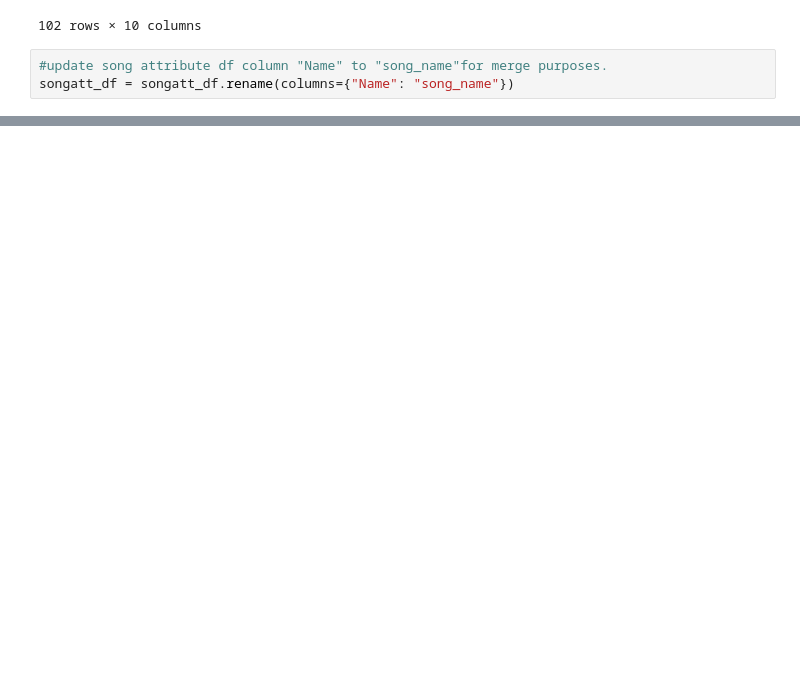
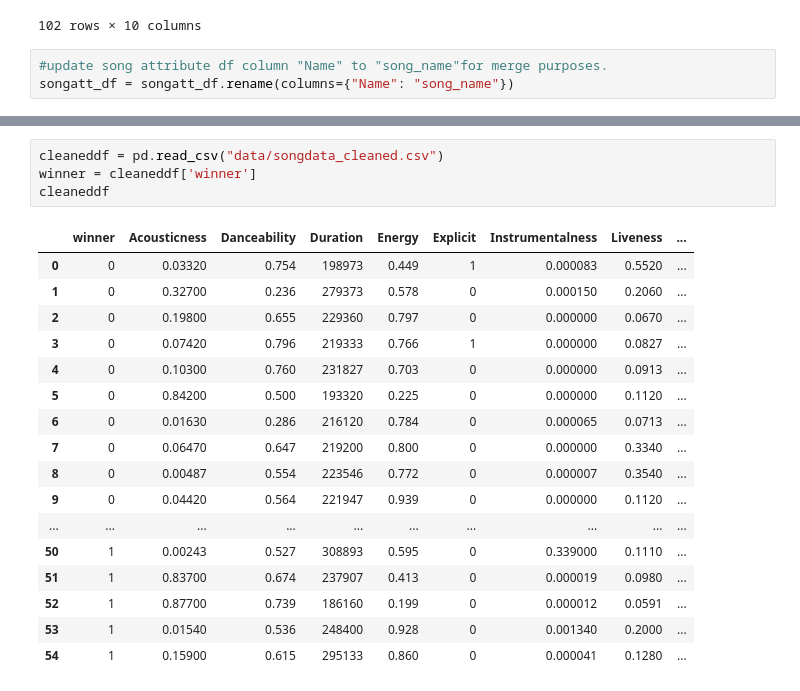
Before and after one commit to BenjaminRathke/team_KaRiBe, a Jupyter notebook: Resources/cleantransformdata.ipynb, the cells around one changed output, grey strips where cells are left out. Drawn from its saved outputs; the diff is of its cells as text; blank space fills up the shorter version.

```diff
--- a/Resources/cleantransformdata.ipynb
+++ b/Resources/cleantransformdata.ipynb
@@ -166,0 +136,22 @@ songdatacleaned_df
+# %%
+cleaneddf = pd.read_csv("data/songdata_cleaned.csv")
+winner = cleaneddf['winner']
+cleaneddf
+# %% [output]
+|  | winner | Acousticness | Danceability | Duration | Energy | Explicit | Instrumentalness | Liveness | ... |
+| 0 | 0 | 0.03320 | 0.754 | 198973 | 0.449 | 1 | 0.000083 | 0.5520 | ... |
+| 1 | 0 | 0.32700 | 0.236 | 279373 | 0.578 | 0 | 0.000150 | 0.2060 | ... |
+| 2 | 0 | 0.19800 | 0.655 | 229360 | 0.797 | 0 | 0.000000 | 0.0670 | ... |
+| 3 | 0 | 0.07420 | 0.796 | 219333 | 0.766 | 1 | 0.000000 | 0.0827 | ... |
+| 4 | 0 | 0.10300 | 0.760 | 231827 | 0.703 | 0 | 0.000000 | 0.0913 | ... |
+| 5 | 0 | 0.84200 | 0.500 | 193320 | 0.225 | 0 | 0.000000 | 0.1120 | ... |
+| 6 | 0 | 0.01630 | 0.286 | 216120 | 0.784 | 0 | 0.000065 | 0.0713 | ... |
+| 7 | 0 | 0.06470 | 0.647 | 219200 | 0.800 | 0 | 0.000000 | 0.3340 | ... |
+| 8 | 0 | 0.00487 | 0.554 | 223546 | 0.772 | 0 | 0.000007 | 0.3540 | ... |
+| 9 | 0 | 0.04420 | 0.564 | 221947 | 0.939 | 0 | 0.000000 | 0.1120 | ... |
+| ... | ... | ... | ... | ... | ... | ... | ... | ... | ... |
+| 50 | 1 | 0.00243 | 0.527 | 308893 | 0.595 | 0 | 0.339000 | 0.1110 | ... |
+| 51 | 1 | 0.83700 | 0.674 | 237907 | 0.413 | 0 | 0.000019 | 0.0980 | ... |
+| 52 | 1 | 0.87700 | 0.739 | 186160 | 0.199 | 0 | 0.000012 | 0.0591 | ... |
+| 53 | 1 | 0.01540 | 0.536 | 248400 | 0.928 | 0 | 0.001340 | 0.2000 | ... |
+| 54 | 1 | 0.15900 | 0.615 | 295133 | 0.860 | 0 | 0.000041 | 0.1280 | ... |
```
Also changed, not shown: parts of 8 cells of this notebook, 6 other files.
